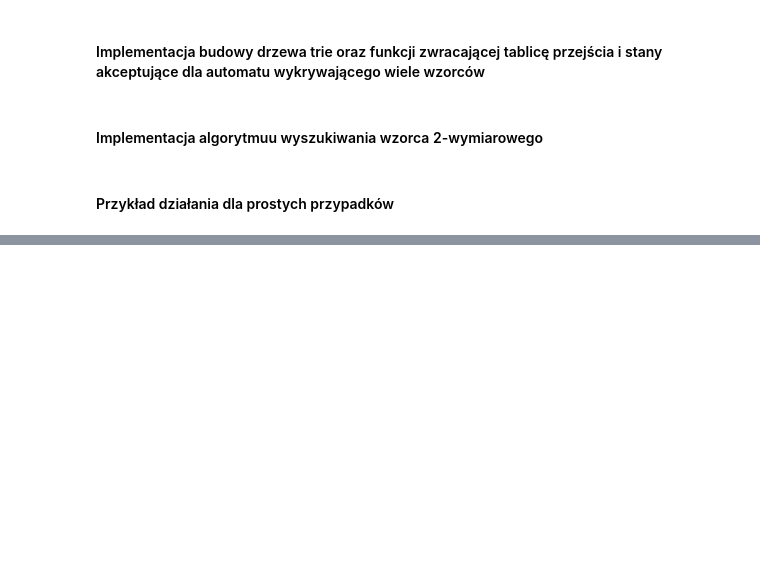
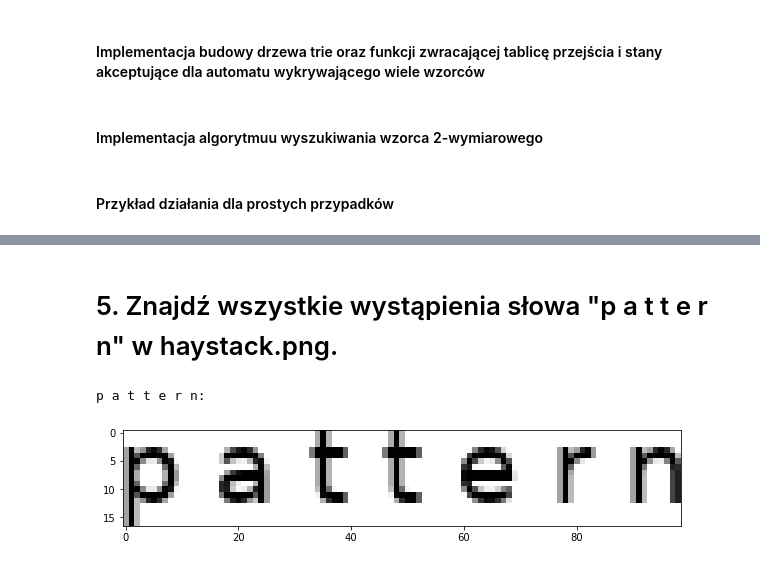
Before and after one commit to xRaw27/ALGORYTMY_TEKSTOWE_WIET_2022, a Jupyter notebook: lab5.ipynb, the cells around one changed output, grey strips where cells are left out. Drawn from its saved outputs; the diff is of its cells as text; code cells hidden in the pictures; blank space fills up the shorter version.

```diff
--- a/lab5.ipynb
+++ b/lab5.ipynb
@@ -277,0 +324,15 @@ Liczba znalezionych wystąpień wzorca d: 137, wystąpenia na pozycjach (wiersz,
+# %% [markdown]
+# 5. Znajdź wszystkie wystąpienia słowa "p a t t e r n" w haystack.png.
+# %%
+img = imageio.imread("haystack.png")
+img = [[x[0] for x in im_row] for im_row in img]
+
+pattern = [im_row[242:341] for im_row in img[540:557]]
+
+print("p a t t e r n:")
+plt.figure(figsize=(10, 10))
+plt.imshow(pattern, cmap='gray')
+plt.show()
+# %% [output]
+p a t t e r n:
+[figure, added]
```
Also changed, not shown: parts of 22 cells of this notebook, 2 other files.
